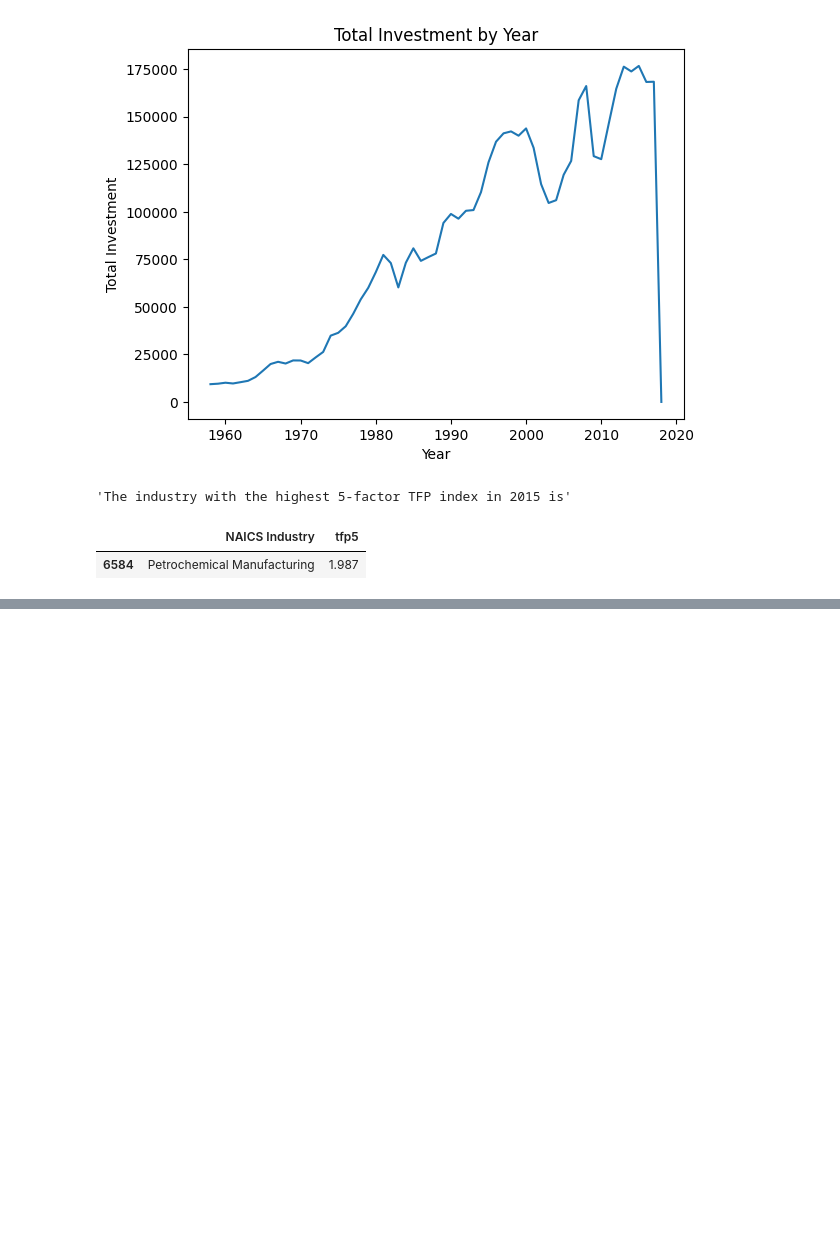
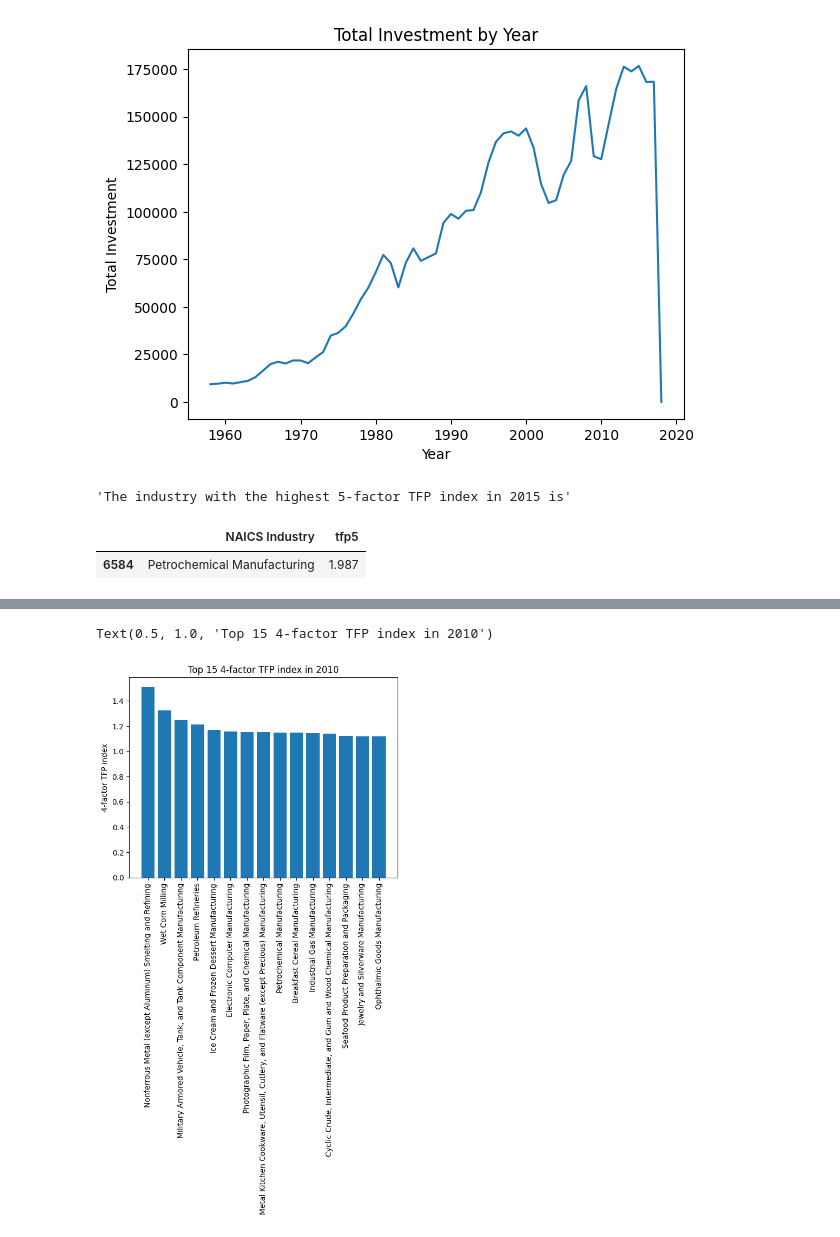
Before and after one commit to DanielKim0208/Data_driven, a Jupyter notebook: midterm/midterm.ipynb, the cells around one changed output, grey strips where cells are left out. Cells and saved outputs as stored; diff of their text form; code cells hidden in the pictures; blank space fills up the shorter version.

```diff
--- a/midterm/midterm.ipynb
+++ b/midterm/midterm.ipynb
@@ -225,4 +235,12 @@ display('the percentage of matcost relative to total value added was', df2015.il
 # %%
 #Question 2.9
 import matplotlib.pyplot as plt
 df2010 = df[df['year'] == 2010][['NAICS Industry', 'tfp4']]
+df2010 = df2010.sort_values(by='tfp4', ascending=False)
+plt.bar(df2010.head(15)['NAICS Industry'], df2010.head(15)['tfp4'])
+plt.xticks(rotation=90)
+plt.ylabel('4-factor TFP index')
+plt.title('Top 15 4-factor TFP index in 2010')
+# %% [output]
+Text(0.5, 1.0, 'Top 15 4-factor TFP index in 2010')
+[figure, added]
```
Also changed, not shown: parts of 4 cells of this notebook.
